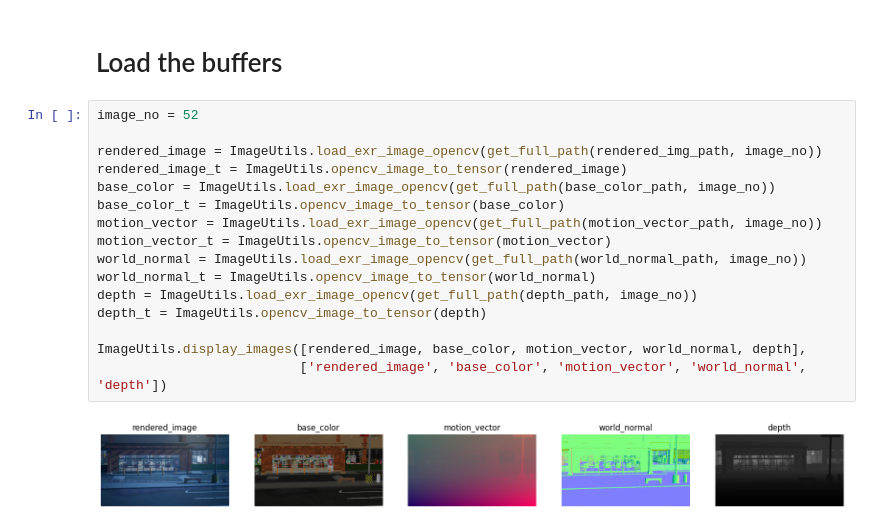
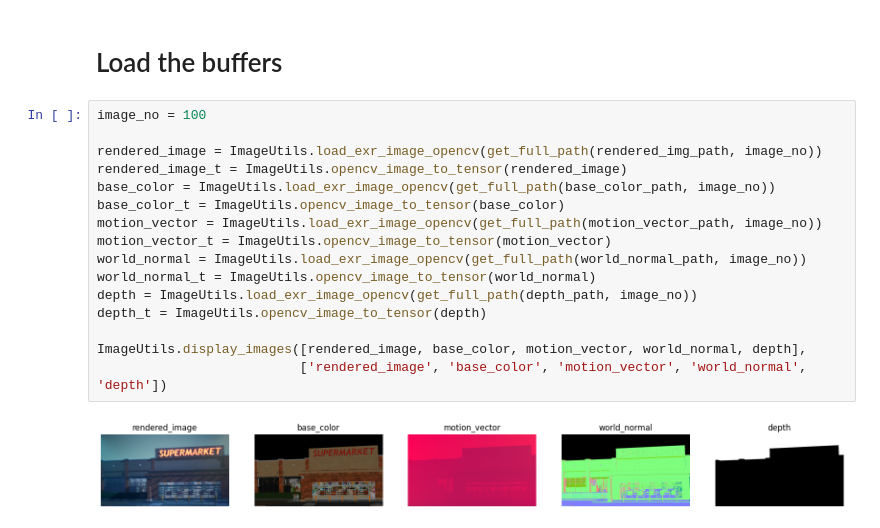
Before and after one commit to Prateek61/WDSS, a Jupyter notebook: jupyter_notebooks/masks.ipynb, the cells around one changed output. Cells and saved outputs as stored; diff of their text form.

```diff
--- a/jupyter_notebooks/masks.ipynb
+++ b/jupyter_notebooks/masks.ipynb
@@ -49,23 +49,23 @@ get_full_path(rendered_img_path, 0)
 # %% [markdown]
 # Load the buffers
 # %%
-image_no = 52
+image_no = 100
 
 rendered_image = ImageUtils.load_exr_image_opencv(get_full_path(rendered_img_path, image_no))
 rendered_image_t = ImageUtils.opencv_image_to_tensor(rendered_image)
 base_color = ImageUtils.load_exr_image_opencv(get_full_path(base_color_path, image_no))
 base_color_t = ImageUtils.opencv_image_to_tensor(base_color)
 motion_vector = ImageUtils.load_exr_image_opencv(get_full_path(motion_vector_path, image_no))
 motion_vector_t = ImageUtils.opencv_image_to_tensor(motion_vector)
 world_normal = ImageUtils.load_exr_image_opencv(get_full_path(world_normal_path, image_no))
 world_normal_t = ImageUtils.opencv_image_to_tensor(world_normal)
 depth = ImageUtils.load_exr_image_opencv(get_full_path(depth_path, image_no))
 depth_t = ImageUtils.opencv_image_to_tensor(depth)
 
 ImageUtils.display_images([rendered_image, base_color, motion_vector, world_normal, depth],
                           ['rendered_image', 'base_color', 'motion_vector', 'world_normal', 'depth'])
 # %% [output]
-[figure, old version]
+[figure, new version]
 # %%
 scale = 2
 
```
Also changed, not shown: parts of 5 cells of this notebook, 3 other files.
